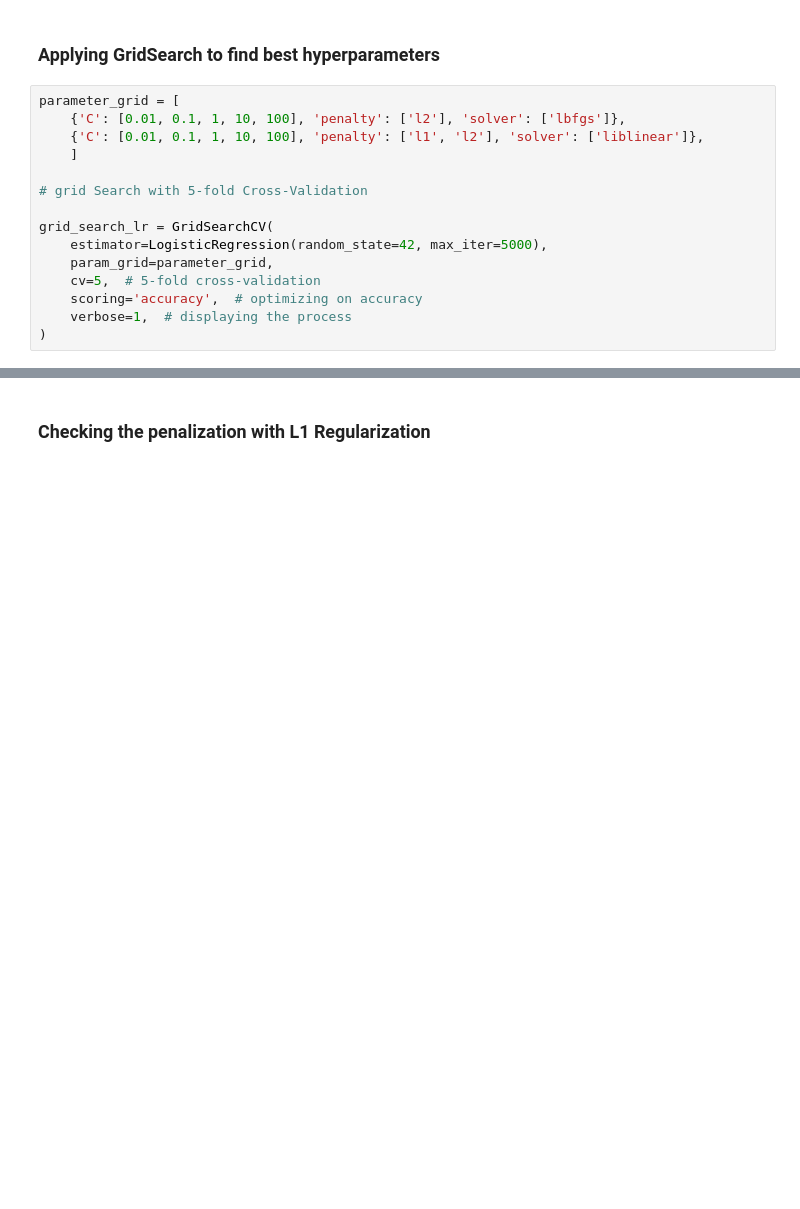
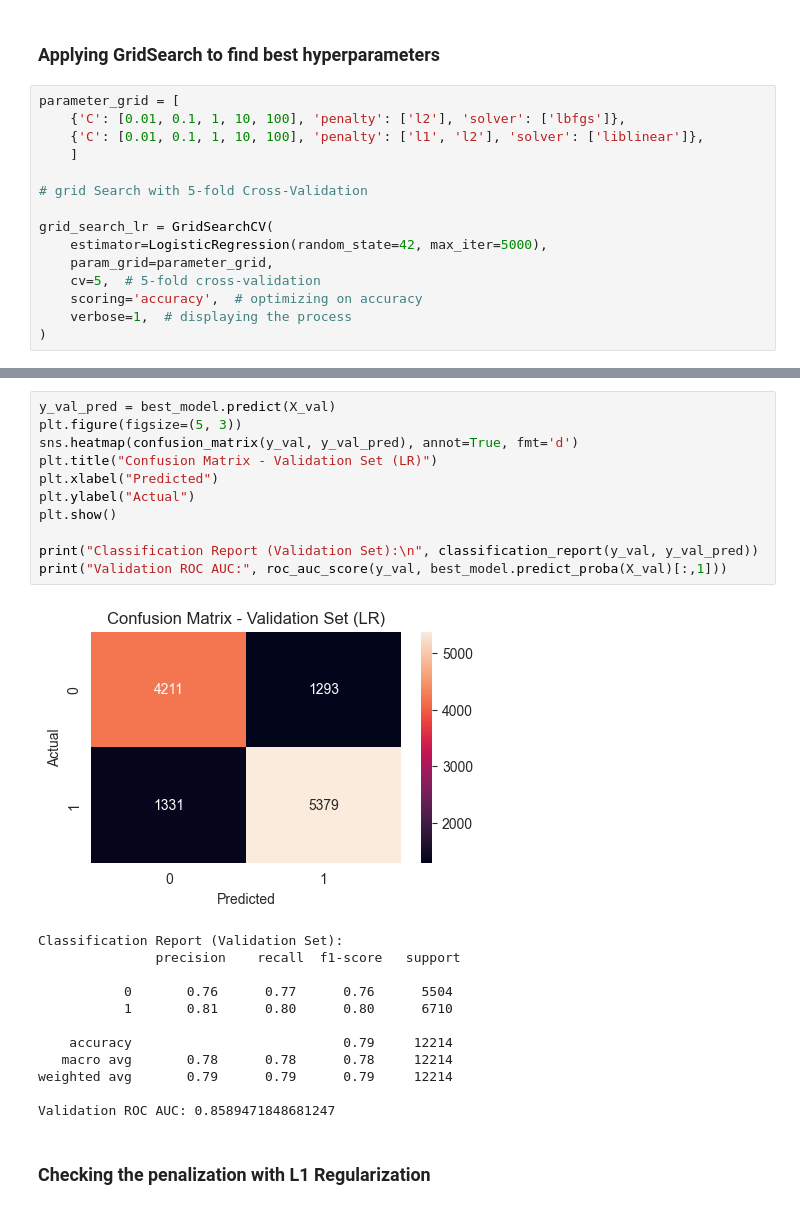
Before and after one commit to alicja-a-d/UAB_ML_project, a Jupyter notebook: notebook/code_final.ipynb, the cells around one changed output, grey strips where cells are left out. Drawn from its saved outputs; the diff is of its cells as text; blank space fills up the shorter version.

```diff
--- a/notebook/code_final.ipynb
+++ b/notebook/code_final.ipynb
@@ -740,3 +740,27 @@ weighted avg       0.79      0.79      0.79     12214
+# %%
+y_val_pred = best_model.predict(X_val)
+plt.figure(figsize=(5, 3))
+sns.heatmap(confusion_matrix(y_val, y_val_pred), annot=True, fmt='d')
+plt.title("Confusion Matrix - Validation Set (LR)")
+plt.xlabel("Predicted")
+plt.ylabel("Actual")
+plt.show()
+
+print("Classification Report (Validation Set):\n", classification_report(y_val, y_val_pred))
+print("Validation ROC AUC:", roc_auc_score(y_val, best_model.predict_proba(X_val)[:,1]))
+# %% [output]
+[figure, added]
+Classification Report (Validation Set):
+               precision    recall  f1-score   support
+
+           0       0.76      0.77      0.76      5504
+           1       0.81      0.80      0.80      6710
+
+    accuracy                           0.79     12214
+   macro avg       0.78      0.78      0.78     12214
+weighted avg       0.79      0.79      0.79     12214
+
+Validation ROC AUC: 0.8589471848681247
 # %% [markdown]
 ### Checking the penalization with L1 Regularization
 # %%
```
Also changed, not shown: parts of 26 cells of this notebook.
